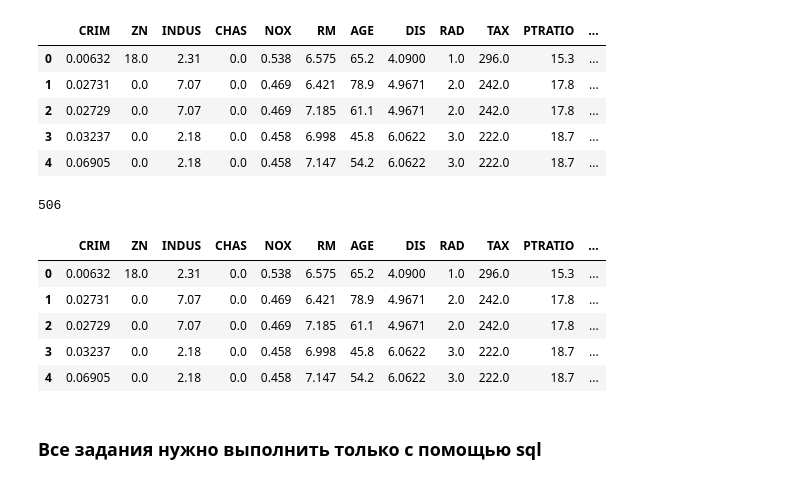
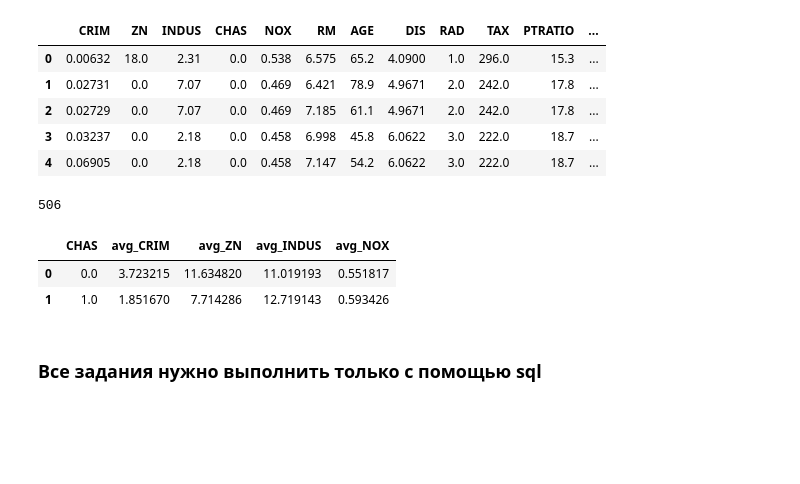
Before and after one commit to omutninsk/sql_2, a Jupyter notebook: HW_2_sql.ipynb, the cells around one changed output. Drawn from its saved outputs; the diff is of its cells as text; code cells hidden in the pictures; blank space fills up the shorter version.

```diff
--- a/HW_2_sql.ipynb
+++ b/HW_2_sql.ipynb
@@ -19,21 +19,18 @@ data.head()
 data.to_sql('boston', con, index=False, if_exists='replace')
 # %% [output]
 506
-# %%
-pd.read_sql(
-    '''
-    SELECT * FROM boston
-    limit 5
-    ''',
-    con,
-)
-# %% [output]
-|  | CRIM | ZN | INDUS | CHAS | NOX | RM | AGE | DIS | RAD | TAX | PTRATIO | ... |
-| 0 | 0.00632 | 18.0 | 2.31 | 0.0 | 0.538 | 6.575 | 65.2 | 4.0900 | 1.0 | 296.0 | 15.3 | ... |
-| 1 | 0.02731 | 0.0 | 7.07 | 0.0 | 0.469 | 6.421 | 78.9 | 4.9671 | 2.0 | 242.0 | 17.8 | ... |
-| 2 | 0.02729 | 0.0 | 7.07 | 0.0 | 0.469 | 7.185 | 61.1 | 4.9671 | 2.0 | 242.0 | 17.8 | ... |
-| 3 | 0.03237 | 0.0 | 2.18 | 0.0 | 0.458 | 6.998 | 45.8 | 6.0622 | 3.0 | 222.0 | 18.7 | ... |
-| 4 | 0.06905 | 0.0 | 2.18 | 0.0 | 0.458 | 7.147 | 54.2 | 6.0622 | 3.0 | 222.0 | 18.7 | ... |
+# %%
+pd.read_sql(
+    '''
+    SELECT CHAS, AVG(CRIM) as avg_CRIM, AVG(ZN) as avg_ZN, AVG(INDUS) as avg_INDUS, AVG(NOX) as avg_NOX
+  FROM boston GROUP BY CHAS;
+    ''',
+    con,
+)
+# %% [output]
+|  | CHAS | avg_CRIM | avg_ZN | avg_INDUS | avg_NOX |
+| 0 | 0.0 | 3.723215 | 11.634820 | 11.019193 | 0.551817 |
+| 1 | 1.0 | 1.851670 | 7.714286 | 12.719143 | 0.593426 |
 # %%
 tasks = 0
 # %% [markdown]
```
Also changed, not shown: parts of 5 cells of this notebook.
